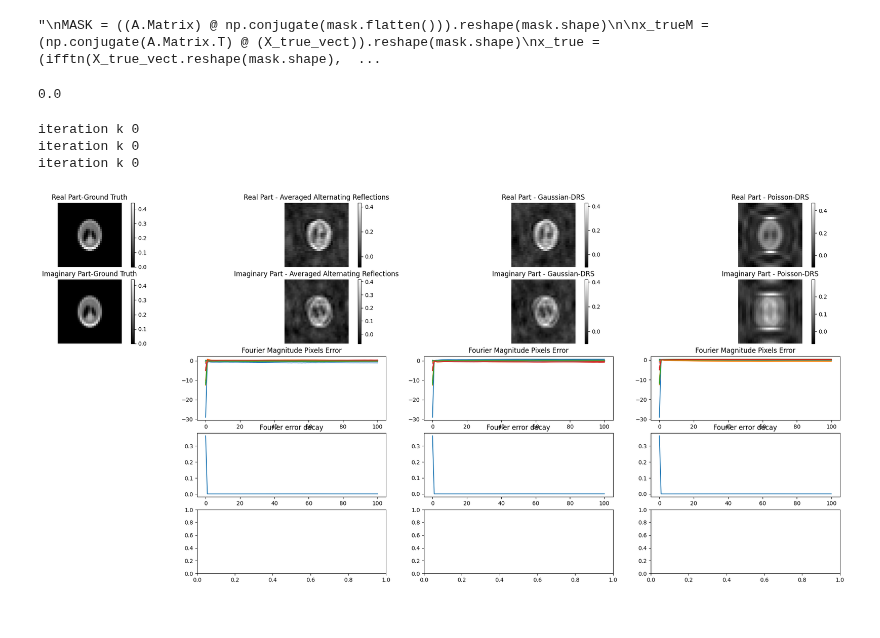
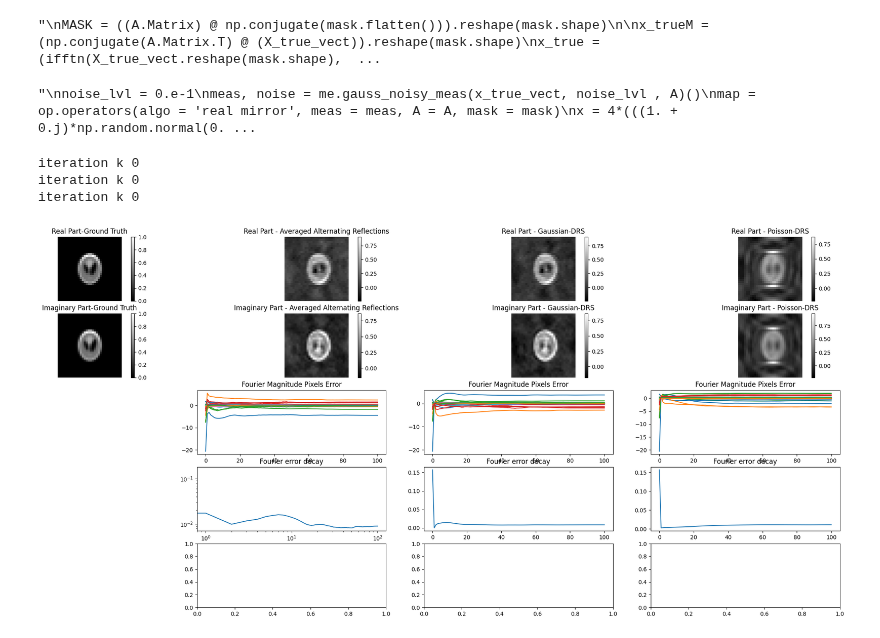
Before and after one commit to JeremieSefo/PhaseRetrievalMirror, a Jupyter notebook: retrieve phase.ipynb, the cells around one changed output. Cells and saved outputs as stored; diff of their text form; code cells hidden in the pictures.

```diff
--- a/retrieve phase.ipynb
+++ b/retrieve phase.ipynb
@@ -9,6 +9,7 @@ from SetUpImage import setUpImage
 from Displays import phase_retrie_plots
 # %%
 Nx, Ny = 32, 32
+rx, ry = 1, 1
 n = Nx * Ny
 #true_images = setUpImage(Nx, Ny)
 s = setUpImage(Nx, Ny)
@@ -33,7 +34,7 @@ X_true_vect = ((1. + 0.j)*np.random.normal(0.5, 0.25, size = (n, ) )) +  (0. + 1
 #x = (1 + 2j)*np.ones(x_true_vect.shape)
 
 #noise_lvl = 0.e-4
-A = sm.FourierMatrix(Nx,Ny) #sm.iid_stdd_Gauss(Nx,Ny)
+A = sm.FourierMatrix(Nx, Ny, rx, ry) #sm.iid_stdd_Gauss(Nx,Ny)
 
 from scipy import ndimage
 from scipy.signal import convolve2d
@@ -67,6 +68,7 @@ plt.colorbar()
 "\nMASK = ((A.Matrix) @ np.conjugate(mask.flatten())).reshape(mask.shape)\n\nx_trueM = (np.conjugate(A.Matrix.T) @ (X_true_vect)).reshape(mask.shape)\nx_true = (ifftn(X_true_vect.reshape(mask.shape),  ...
 # %%
 ############### attempt to make mirror descent faster: use fft to compute gradients. what is the right formula? ############
+'''
 noise_lvl = 0.e-1
 meas, noise = me.gauss_noisy_meas(x_true_vect, noise_lvl , A)()
 map = op.operators(algo = 'real mirror', meas = meas, A = A, mask = mask)
@@ -81,6 +83,7 @@ def grad_fFast(x): #Wirtinger derivative, fast matrix form #theirs _new
     return a / (1*m)
 grad_fFast_x =grad_fFast(x)
 np.linalg.norm(grad_f_x - grad_fFast_x)
+'''
 # %% [output]
-0.0
+"\nnoise_lvl = 0.e-1\nmeas, noise = me.gauss_noisy_meas(x_true_vect, noise_lvl , A)()\nmap = op.operators(algo = 'real mirror', meas = meas, A = A, mask = mask)\nx = 4*(((1. + 0.j)*np.random.normal(0. ...
 # %%
@@ -101,41 +104,42 @@ import solve
 #print('A.T', A.Matrix.T)
 #print(np.linalg.norm(X - Xa))
 # %%
-idx = [2]#np.arange(len(true_images)) #[0, 1] # np.arange(1)
+idx = [3]#np.arange(len(true_images)) #[0, 1] # np.arange(1)
 Algos_group = []
 Algos = ['real mirror', 'complex mirror', 'Output-Output'  ] # , 'Hybrid Input-Output' 'No Support prior', 'Gerchberg-Saxton', 'Error Reduction', 'real mirror', 'complex mirror',
 #Algos_group.append(Algos)
 Algos = [ 'Peaceman-Rachford', 'Gaussian-DRS',  'Poisson-DRS'  ]                              #, 'Gerchberg-Saxton + TV-support', 'Error Reduction + TV-support'                      #TV-support alsmost kills the real part and make Gerchberg-Saxton worse
 #Algos_group.append(Algos)                 #'No Support prior + TV-support real_imag_separated' 'No Support prior + TV-support',
 Algos = [ 'Error Reduction : support prior', 'Hybrid Input-Output',  'Averaged Alternating Reflections' ] #'No Support prior - fast', 'Gaussian-DRS'  'Poisson-DRS' 'basic Input-Output', 'Output-Output', 'Averaged Alternating Reflections',
 #Algos_group.append(Algos)
 
-Algos = [  'Averaged Alternating Reflections', 'Gaussian-DRS',  'Poisson-DRS' ] #'Averaged Alternating Reflections', 'real mirror' , 'complex mirror'  'Poisson-DRS' 'Poisson-DRS' 'Error Reduction : support prior'
+Algos = [  'Averaged Alternating Reflections', 'Gaussian-DRS',  'Poisson-DRS' ] #, 'Gaussian-DRS',  'Poisson-DRS' #'Averaged Alternating Reflections', 'real mirror' , 'complex mirror'  'Poisson-DRS' 'Poisson-DRS' 'Error Reduction : support prior'
 Algos_group.append(Algos)
 for Algos in Algos_group:
     for i in idx:
         X_sols = []
         x_true = true_images[i]
         x_true_vect = x_true.reshape(Nx * Ny, )
         maxiter = 100
         kappa  = 0.9
         xi = 12
-        noise_lvl = 0.e-1
-        noise_lvl_init = 1.e-0 #If not 0, iterative projections algo: ER, HIO, even AAR stagnate at local minima. error is 1e-7 instead of 1e-37 for instance
+        noise_lvl = 0.e-2
+        noise_lvl_init = 1.e-1 #If not 0, iterative projections algo: ER, HIO, even AAR stagnate at local minima. error is 1e-7 instead of 1e-37 for instance
         meas, noise = me.gauss_noisy_meas(x_true_vect, noise_lvl , A)()
+        meas = meas.flatten()
         L = 1 * op.smoothnessPara_L(A.Matrix, noise)
         #print("meas", meas)
-        x0 = op.initialise(n, meas, A.Matrix, type ='close', real = 1, imag = 1, x_true_vect = x_true_vect, mask = mask, noise_lvl = noise_lvl_init**(0.5) )
+        x0 = op.initialise(n, meas, A.Matrix, type ='Gaussian', real = 1, imag = 1, x_true_vect = x_true_vect, mask = mask, noise_lvl = noise_lvl_init**(0.5) )
         for Algo in Algos:
             map = op.operators(algo = Algo, meas = meas, A = A, mask = mask)
-            x_sols, space = solve.phase_retrieval(L, kappa, xi, Algo, map, mask, n, A.Matrix, A_pinv, meas, maxiter, x0, x_true_vect, IO_OO_HIO_beta = [1, 1., 1.], TvIter = 10, TvAlpha = 0.000, rho_Gau_Poi = [0., .1] )
+            x_sols, space = solve.phase_retrieval(L, kappa, xi, Algo, map, mask, n, A,  A.Matrix, np.conj(A.Matrix).T, meas, maxiter, x0, x_true_vect, IO_OO_HIO_beta = [1, 1., 1.], TvIter = 10, TvAlpha = 0.000, rho_Gau_Poi = [0., .1] )
             X_sols.append(x_sols)
         phase_retrie_plots(i, true_images, X_sols, map, A, meas, maxiter, space, Algos)
 # %% [output]
 iteration k 0
 iteration k 0
 iteration k 0
-[figure, old version]
+[figure, new version]
 # %%
 from DisplayAlternate import phase_retrie_plots_alternate
 idx = [3]#np.arange(len(true_images)) #[0, 1] # np.arange(1)
```
Also changed, not shown: parts of 2 cells of this notebook, 5 other files.
